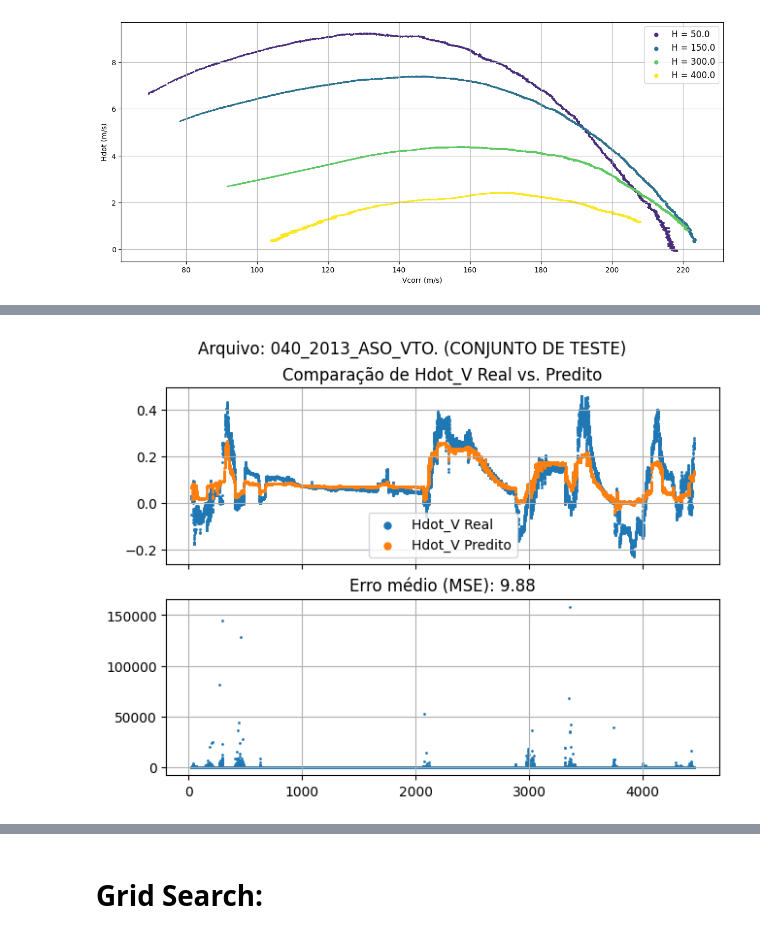
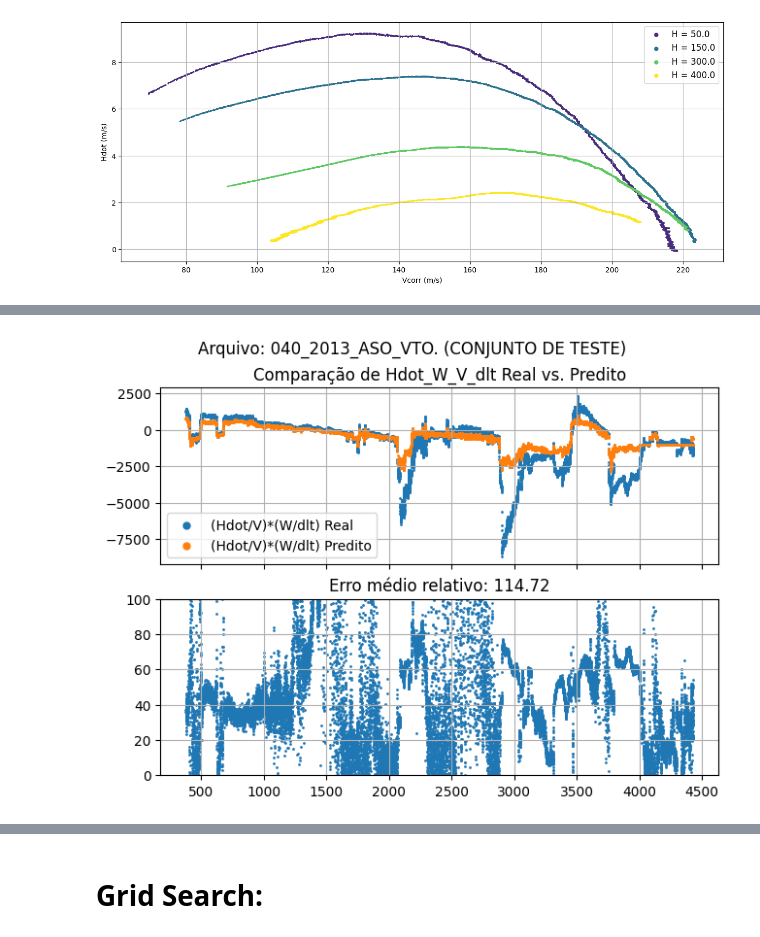
Before and after one commit to ymarcal/PMG, a Jupyter notebook: scriptPMG_refactored.ipynb, the cells around one changed output, grey strips where cells are left out. Saved outputs shown, nothing was run; the diff lists cells and outputs as text; code cells hidden in the pictures.

```diff
--- a/scriptPMG_refactored.ipynb
+++ b/scriptPMG_refactored.ipynb
@@ -458,7 +427,7 @@ def build_model(features1, features2, architecture={}, hyperparameters={}):
             )(x)
             if dropout_rate > 0:
                 x = layers.Dropout(dropout_rate, name=f'{name_prefix}_dropout_{i+1}')(x)
-        z = layers.Dense(1, name=f'{name_prefix}_output')(x)
+        z = layers.Dense(1, activation='softplus', name=f'{name_prefix}_output')(x)
         return z
 
     # --- Entradas ---
@@ -553,7 +522,8 @@ def evaluate(model, df, features1, features2, targets, scaler_y, evaluated_set='
     ]
 
     pred_scaled_all = model.predict(X_all)
-    pred_all = scaler_y.inverse_transform(pred_scaled_all)
+    # pred_all = scaler_y.inverse_transform(pred_scaled_all)
+    pred_all = pred_scaled_all
 
     for i, item in enumerate(targets):
         df[item + '_pred'] = pred_all[:, i]
@@ -591,7 +561,7 @@ def analyze (
         hyperparameters={
             'optimizer': 'adam',
             'learning_rate': 0.0001,
-            'epochs': 60,
+            'epochs': 200,
             'batch_size': 64,
             'patience': 4
         },
@@ -665,9 +635,9 @@ def analyze (
 # %%
 df, scaler_x1, scaler_x2, scaler_y, model, training_history, results = analyze(
     tipo_dados='completo',
-    features1=['Mach', 'N1_over_sqrt_theta', 'W'],
-    features2=['Mach', 'NZ_W_dlt', 'W'],
-    targets=['Hdot_V'],
+    features1=['Mach', 'N1_over_sqrt_theta'],
+    features2=['NZ_W_dlt'],
+    targets=['Hdot_W_V_dlt'],
     mode='read'
 )
 # %% [output]
@@ -679,43 +664,47 @@ Carregando o modelo...
 evaluated_set = 'test'
 dot_size = 1
 
 time_intervals = {
         '039_2013_VIN_FND': (5e4, 7e4),
         '040_2013_ASO_VTO': (0, 5e4),
         '041_2013_GEO_AIR': (0, 1e5),
         '042_2013_VAU_FTR': (0, 8e4)
     }
 
 subset = df[df['type'] == evaluated_set]
 
 for filename, grupo in subset.groupby('filename'):
 
     t0, t = time_intervals[filename]
     mask = (grupo['TEMPO_SAD'] > t0) & (grupo['TEMPO_SAD'] < t)
     grupo = grupo[mask]
 
-    erro_medio_mse = np.nanmean(
-        (grupo['Hdot_V_pred'] - grupo['Hdot_V'])**2 / grupo['Hdot_V'].abs() * 100
-    )
-    erro_relativo = (grupo['Hdot_V_pred'] - grupo['Hdot_V']) / grupo['Hdot_V'].abs() * 100
+    erro_mse = (grupo['Hdot_W_V_dlt_pred'] - grupo['Hdot_W_V_dlt'])**2 / grupo['Hdot_W_V_dlt'].abs() * 100
+
+    erro_relativo = abs((grupo['Hdot_W_V_dlt_pred'] - grupo['Hdot_W_V_dlt']) / grupo['Hdot_W_V_dlt'].abs() * 100)
 
     _, axs = plt.subplots(2, 1, sharex=True, constrained_layout=True)
     _.suptitle(f'Arquivo: {filename}. (CONJUNTO DE TESTE)')
 
-    axs[0].set_title('Comparação de Hdot_V Real vs. Predito')
-    axs[0].scatter(grupo['TEMPO_SAD'], grupo['Hdot_V'],      s=dot_size, label='Hdot_V Real')
-    axs[0].scatter(grupo['TEMPO_SAD'], grupo['Hdot_V_pred'], s=dot_size, label='Hdot_V Predito')
+    axs[0].set_title('Comparação de Hdot_W_V_dlt Real vs. Predito')
+    axs[0].scatter(grupo['TEMPO_SAD'], grupo['Hdot_W_V_dlt'],      s=dot_size, label='(Hdot/V)*(W/dlt) Real')
+    axs[0].scatter(grupo['TEMPO_SAD'], grupo['Hdot_W_V_dlt_pred'], s=dot_size, label='(Hdot/V)*(W/dlt) Predito')
     axs[0].legend(markerscale=5)
     axs[0].grid()
 
-    axs[1].set_title(f'Erro médio (MSE): {erro_medio_mse:.2f}')
+    axs[1].set_title(f'Erro médio relativo: {erro_relativo.mean():.2f}')
     axs[1].scatter(grupo['TEMPO_SAD'], erro_relativo, s=dot_size)
-    # axs[1].set_ylim(-100, 100)
+    axs[1].set_ylim(0, 100)
     axs[1].grid()
 
+    # axs[2].set_title(f'Erro médio (MSE): {erro_mse.mean():.2f}')
+    # axs[2].scatter(grupo['TEMPO_SAD'], erro_mse, s=dot_size)
+    # # axs[1].set_ylim(-100, 100)
+    # axs[2].grid()
+
     plt.show()
 # %% [output]
-[figure, old version]
+[figure, new version]
 # %%
 evaluated_set = 'train'
 dot_size = 1
```
Also changed, not shown: parts of 17 cells of this notebook.
